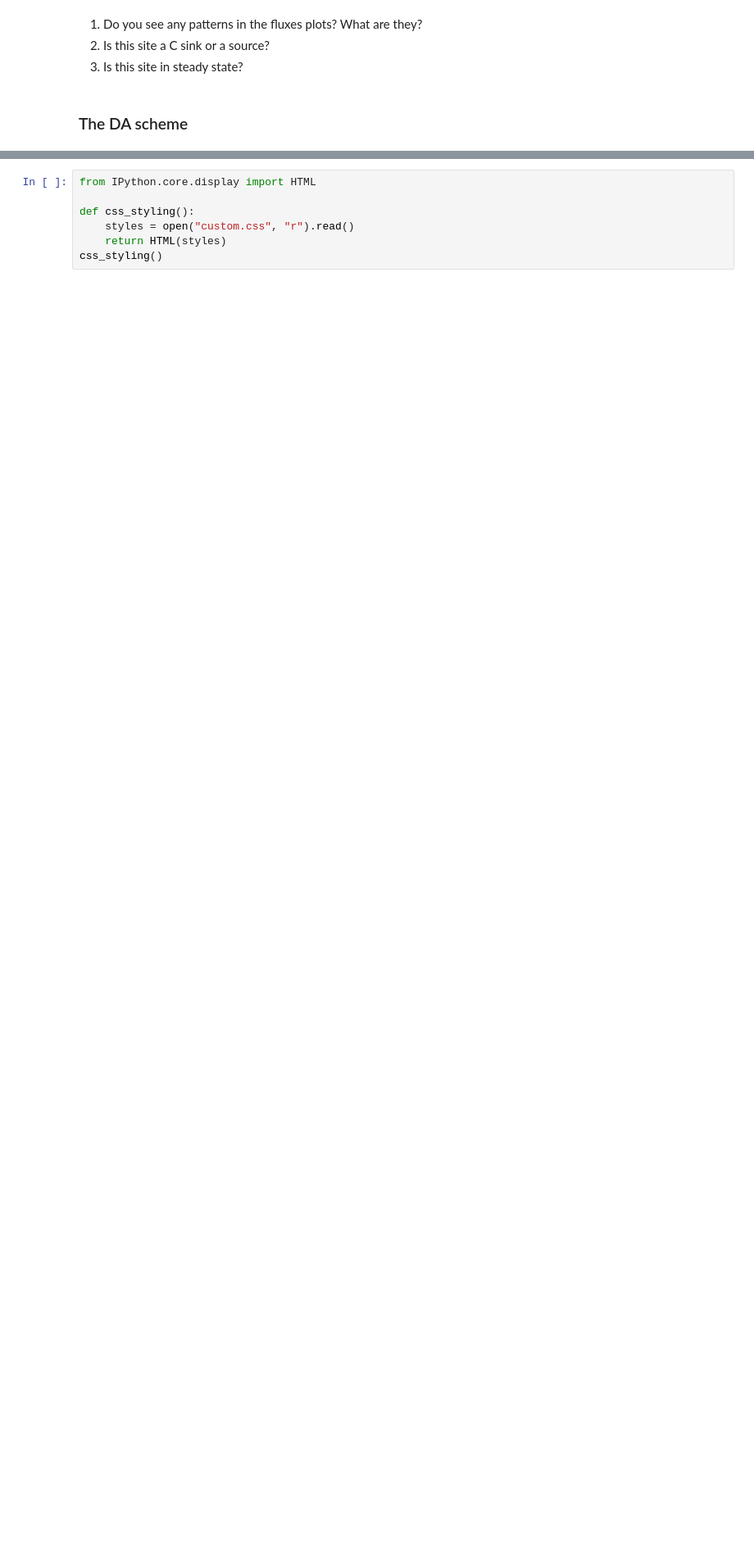
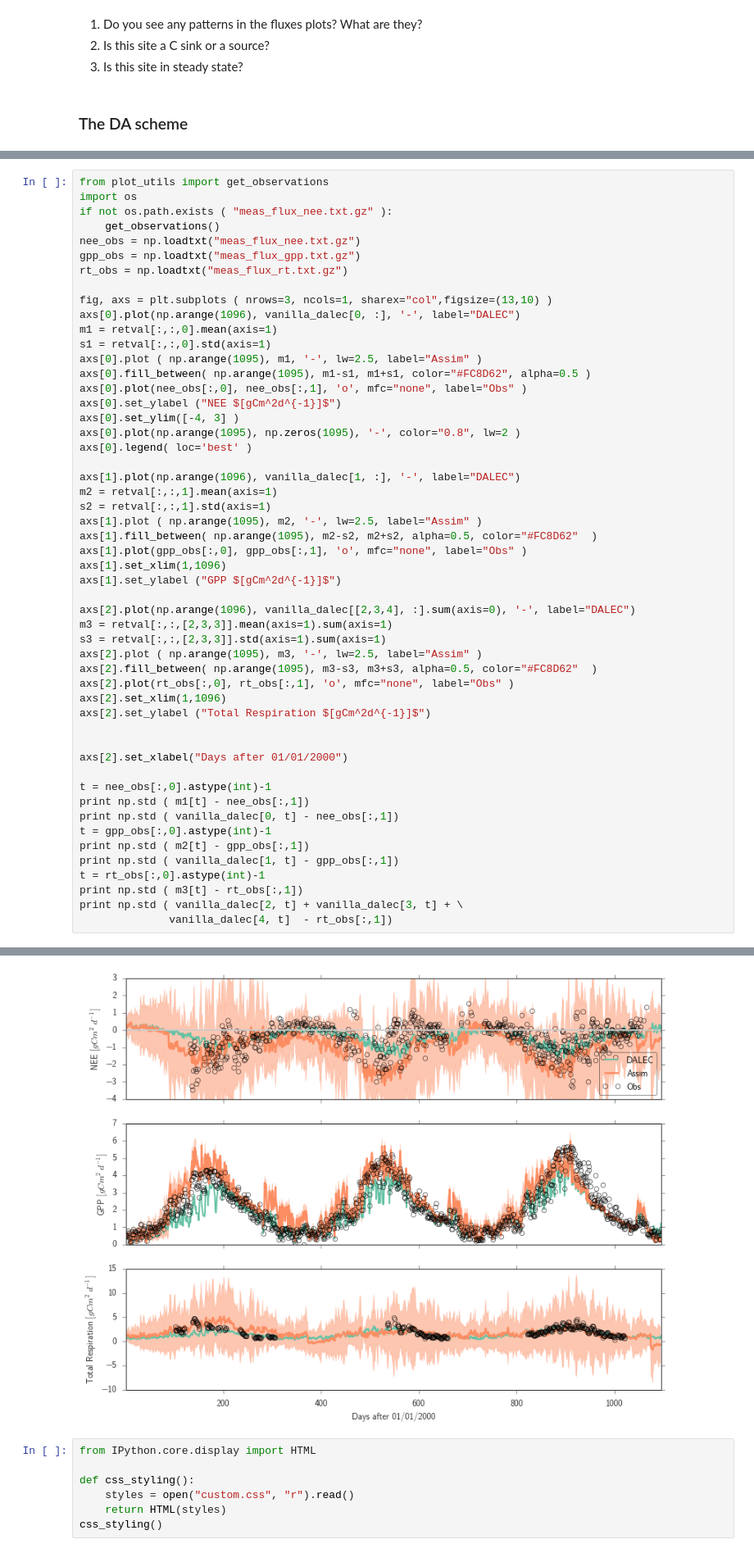
Before and after one commit to jgomezdans/dalec_pf, a Jupyter notebook: DA_practical.ipynb, the cells around one changed output, grey strips where cells are left out. Shown at 82% size. Saved outputs shown, nothing was run; the diff lists cells and outputs as text; blank space fills up the shorter version.

```diff
--- a/DA_practical.ipynb
+++ b/DA_practical.ipynb
@@ -145,0 +169,53 @@ retval = assimilate()
+# %%
+from plot_utils import get_observations
+import os
+if not os.path.exists ( "meas_flux_nee.txt.gz" ):
+    get_observations()
+nee_obs = np.loadtxt("meas_flux_nee.txt.gz")
+gpp_obs = np.loadtxt("meas_flux_gpp.txt.gz")
+rt_obs = np.loadtxt("meas_flux_rt.txt.gz")
+
+fig, axs = plt.subplots ( nrows=3, ncols=1, sharex="col",figsize=(13,10) )
+axs[0].plot(np.arange(1096), vanilla_dalec[0, :], '-', label="DALEC")
+m1 = retval[:,:,0].mean(axis=1)
+s1 = retval[:,:,0].std(axis=1)
+axs[0].plot ( np.arange(1095), m1, '-', lw=2.5, label="Assim" )
+axs[0].fill_between( np.arange(1095), m1-s1, m1+s1, color="#FC8D62", alpha=0.5 )
+axs[0].plot(nee_obs[:,0], nee_obs[:,1], 'o', mfc="none", label="Obs" )
+axs[0].set_ylabel ("NEE $[gCm^2d^{-1}]$")
+axs[0].set_ylim([-4, 3] )
+axs[0].plot(np.arange(1095), np.zeros(1095), '-', color="0.8", lw=2 )
+axs[0].legend( loc='best' )
+
+axs[1].plot(np.arange(1096), vanilla_dalec[1, :], '-', label="DALEC")
+m2 = retval[:,:,1].mean(axis=1)
+s2 = retval[:,:,1].std(axis=1)
+axs[1].plot ( np.arange(1095), m2, '-', lw=2.5, label="Assim" )
+axs[1].fill_between( np.arange(1095), m2-s2, m2+s2, alpha=0.5, color="#FC8D62"  )
+axs[1].plot(gpp_obs[:,0], gpp_obs[:,1], 'o', mfc="none", label="Obs" )
+axs[1].set_xlim(1,1096)
+axs[1].set_ylabel ("GPP $[gCm^2d^{-1}]$")
+
+axs[2].plot(np.arange(1096), vanilla_dalec[[2,3,4], :].sum(axis=0), '-', label="DALEC")
+m3 = retval[:,:,[2,3,3]].mean(axis=1).sum(axis=1)
+s3 = retval[:,:,[2,3,3]].std(axis=1).sum(axis=1)
+axs[2].plot ( np.arange(1095), m3, '-', lw=2.5, label="Assim" )
+axs[2].fill_between( np.arange(1095), m3-s3, m3+s3, alpha=0.5, color="#FC8D62"  )
+axs[2].plot(rt_obs[:,0], rt_obs[:,1], 'o', mfc="none", label="Obs" )
+axs[2].set_xlim(1,1096)
+axs[2].set_ylabel ("Total Respiration $[gCm^2d^{-1}]$")
+
+
+axs[2].set_xlabel("Days after 01/01/2000")
+
+t = nee_obs[:,0].astype(int)-1
+print np.std ( m1[t] - nee_obs[:,1])
+print np.std ( vanilla_dalec[0, t] - nee_obs[:,1])
+t = gpp_obs[:,0].astype(int)-1
+print np.std ( m2[t] - gpp_obs[:,1])
+print np.std ( vanilla_dalec[1, t] - gpp_obs[:,1])
+t = rt_obs[:,0].astype(int)-1
+print np.std ( m3[t] - rt_obs[:,1])
+print np.std ( vanilla_dalec[2, t] + vanilla_dalec[3, t] + \
+              vanilla_dalec[4, t]  - rt_obs[:,1])
+# %% [output]
@@ -146,3 +228,4 @@ retval = assimilate()
+[figure, added]
 # %%
 from IPython.core.display import HTML
 
```
Also changed, not shown: parts of 8 cells of this notebook.
